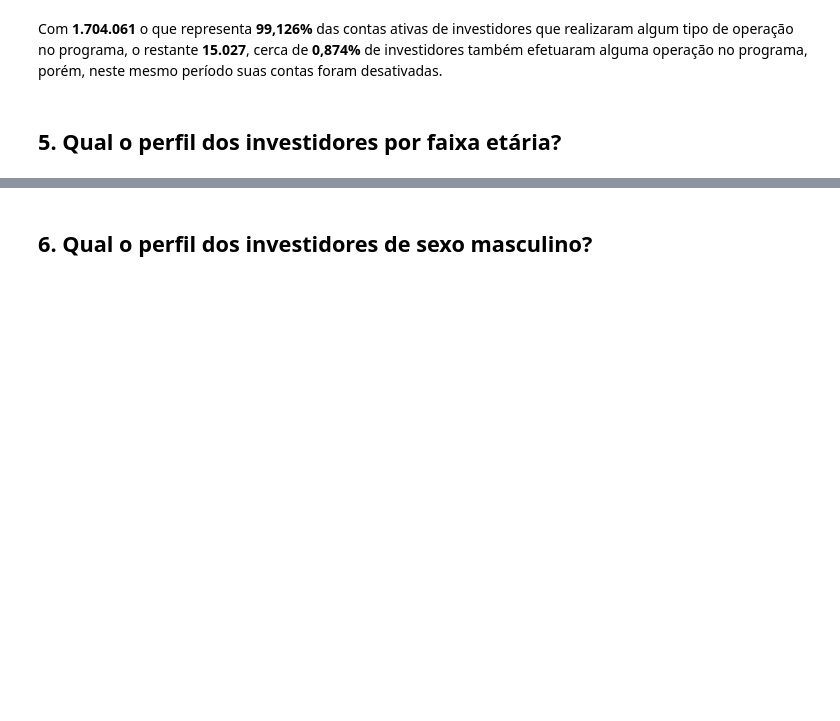
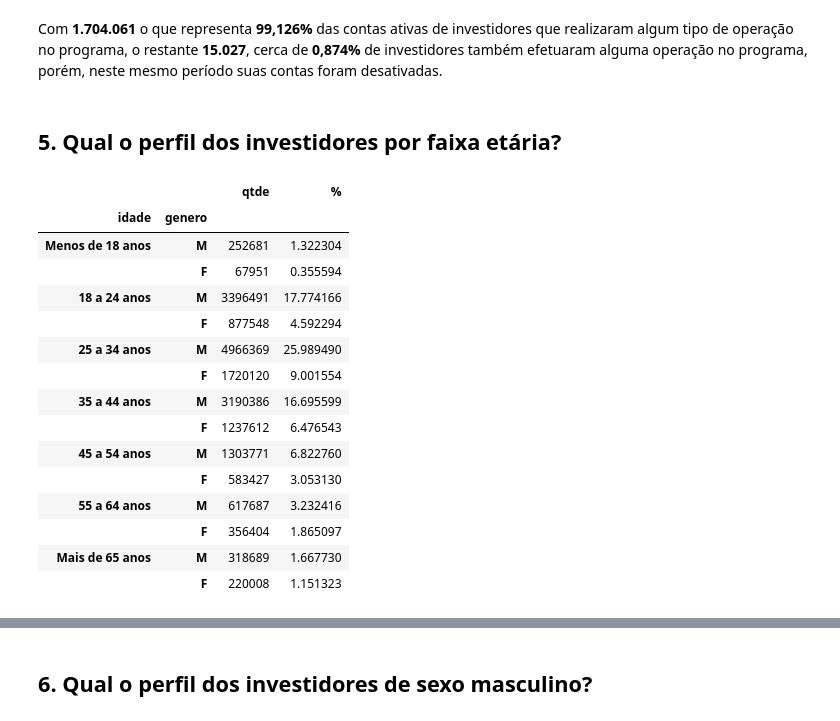
Before and after one commit to emso-exe/Investidores_do_tesouro_direto, a Jupyter notebook: analise_de_dados.ipynb, the cells around one changed output, grey strips where cells are left out. Cells and saved outputs as stored; diff of their text form; code cells hidden in the pictures; blank space fills up the shorter version.

```diff
--- a/analise_de_dados.ipynb
+++ b/analise_de_dados.ipynb
@@ -717,3 +735,41 @@ plt.show()
 Com **1.704.061** o que representa **99,126%** das contas ativas de investidores que realizaram algum tipo de operação no programa, o restante **15.027**, cerca de **0,874%** de investidores também efetuaram alguma operação no programa, porém, neste mesmo período suas contas foram desativadas.
 # %% [markdown]
 ## 5. Qual o perfil dos investidores por faixa etária?
+# %%
+df_temp = df_investidores[['genero', 'idade']]
+
+faixa = [1, 18, 25, 35, 45, 55, 65, df_temp['idade'].max()]
+rotulos = ['Menos de 18 anos',
+           '18 a 24 anos',
+           '25 a 34 anos',
+           '35 a 44 anos',
+           '45 a 54 anos',
+           '55 a 64 anos',
+           'Mais de 65 anos']
+
+df_temp['idade'] = pd.cut(
+    df_temp['idade'], bins=faixa, labels=rotulos)
+
+df_temp = df_temp.groupby(['idade'])['genero'].value_counts()
+df_investidores_faixa = pd.DataFrame(df_temp)
+df_investidores_faixa.rename(columns={'genero': 'qtde'}, inplace=True)
+coluna_percentual(df_investidores_faixa, 'qtde')
+
+df_investidores_faixa
+# %% [output]
+|  |  | qtde | % |
+| idade | genero |  |  |
+| Menos de 18 anos | M | 252681 | 1.322304 |
+|  | F | 67951 | 0.355594 |
+| 18 a 24 anos | M | 3396491 | 17.774166 |
+|  | F | 877548 | 4.592294 |
+| 25 a 34 anos | M | 4966369 | 25.989490 |
+|  | F | 1720120 | 9.001554 |
+| 35 a 44 anos | M | 3190386 | 16.695599 |
+|  | F | 1237612 | 6.476543 |
+| 45 a 54 anos | M | 1303771 | 6.822760 |
+|  | F | 583427 | 3.053130 |
+| 55 a 64 anos | M | 617687 | 3.232416 |
+|  | F | 356404 | 1.865097 |
+| Mais de 65 anos | M | 318689 | 1.667730 |
+|  | F | 220008 | 1.151323 |
```
Also changed, not shown: parts of 19 cells of this notebook.
